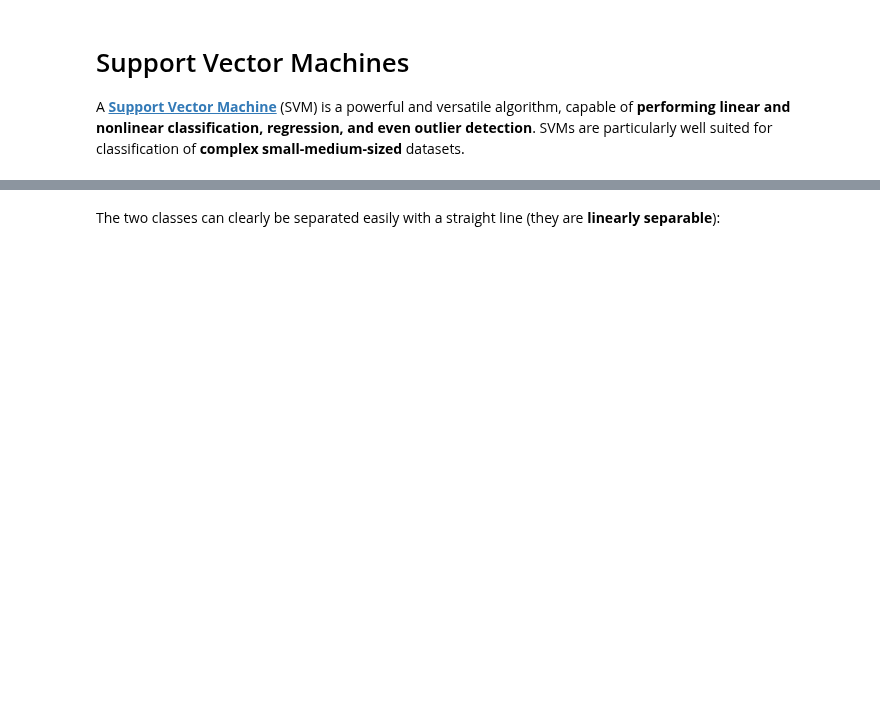
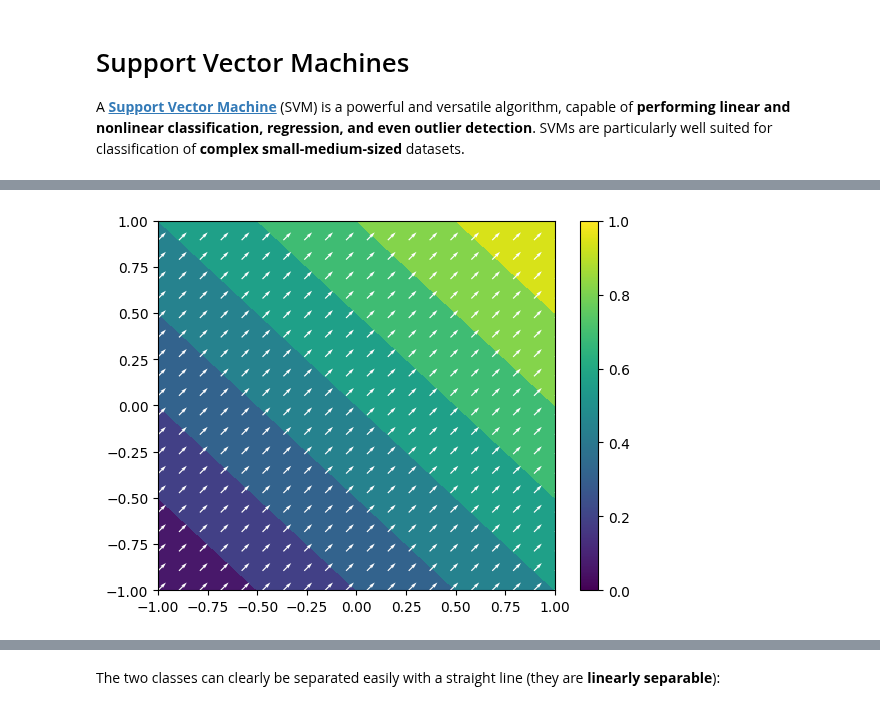
Before and after one commit to riccardoberta/machine-learning, a Jupyter notebook: 07 - Support Vector Machines/notes.ipynb, the cells around one changed output, grey strips where cells are left out. Cells and saved outputs as stored; diff of their text form; code cells hidden in the pictures; blank space fills up the shorter version.

```diff
--- a/07 - Support Vector Machines/notes.ipynb
+++ b/07 - Support Vector Machines/notes.ipynb
@@ -109,0 +177,13 @@ $\displaystyle  \mathcal{\omega, \beta}
+# %%
+H = X1 + X2 - 1
+
+UH = 1
+VH = 1
+
+plt.contourf(X1, X2, H)
+plt.quiver(X1, X2, UH, VH, color='w', headlength=5)
+plt.colorbar()
+
+plt.show()
+# %% [output]
+[figure, added]
```
Also changed, not shown: parts of 19 cells of this notebook, 9 other files.
